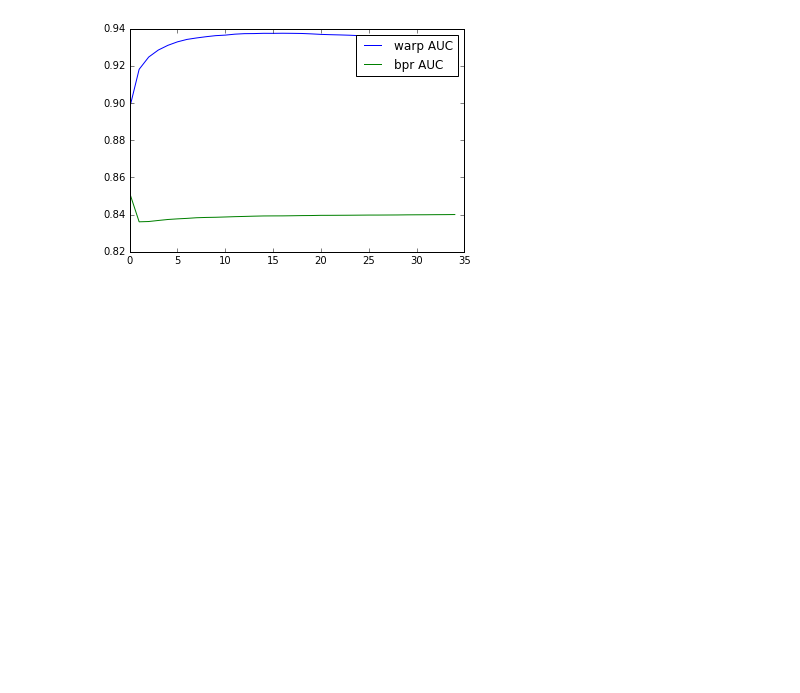
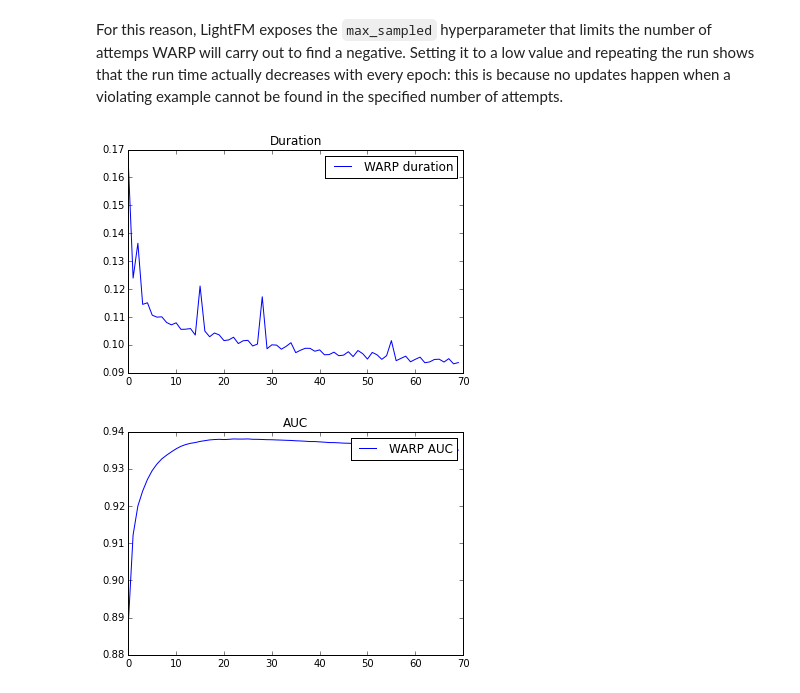
Before and after one commit to lyst/lightfm, a Jupyter notebook: examples/movielens/warp_loss.ipynb, the cells around one changed output. Saved outputs shown, nothing was run; the diff lists cells and outputs as text; code cells hidden in the pictures; blank space fills up the shorter version.

```diff
--- a/examples/movielens/warp_loss.ipynb
+++ b/examples/movielens/warp_loss.ipynb
@@ -75,8 +97,33 @@ We can try the same for the k-OS loss.
-# %%
-x = np.arange(epochs)
-plt.plot(x, np.array(warp_auc))
-plt.plot(x, np.array(bpr_auc))
-plt.legend(['warp AUC', 'bpr AUC'], loc='upper right')
-plt.show()
-# %% [output]
-[figure, removed]
+# %% [markdown]
+For this reason, LightFM exposes the `max_sampled` hyperparameter that limits the number of attemps WARP will carry out to find a negative. Setting it to a low value and repeating the run shows that the run time actually decreases with every epoch: this is because no updates happen when a violating example cannot be found in the specified number of attempts.
+# %%
+warp_model = LightFM(no_components=num_components,
+                     max_sampled=3,
+                    loss='warp',
+                    learning_schedule='adagrad',
+                    user_alpha=alpha,
+                    item_alpha=alpha)
+
+warp_duration = []
+warp_auc = []
+
+for epoch in range(epochs):
+    start = time.time()
+    warp_model.fit_partial(train, epochs=1)
+    warp_duration.append(time.time() - start)
+    warp_auc.append(auc_score(warp_model, test, train_interactions=train).mean())
+
+x = np.arange(epochs)
+plt.plot(x, np.array(warp_duration))
+plt.legend(['WARP duration'], loc='upper right')
+plt.title('Duration')
+plt.show()
+
+x = np.arange(epochs)
+plt.plot(x, np.array(warp_auc))
+plt.legend(['WARP AUC'], loc='upper right')
+plt.title('AUC')
+plt.show()
+# %% [output]
+[figure, added]
+[figure, added]
```
Also changed, not shown: parts of 11 cells of this notebook.
